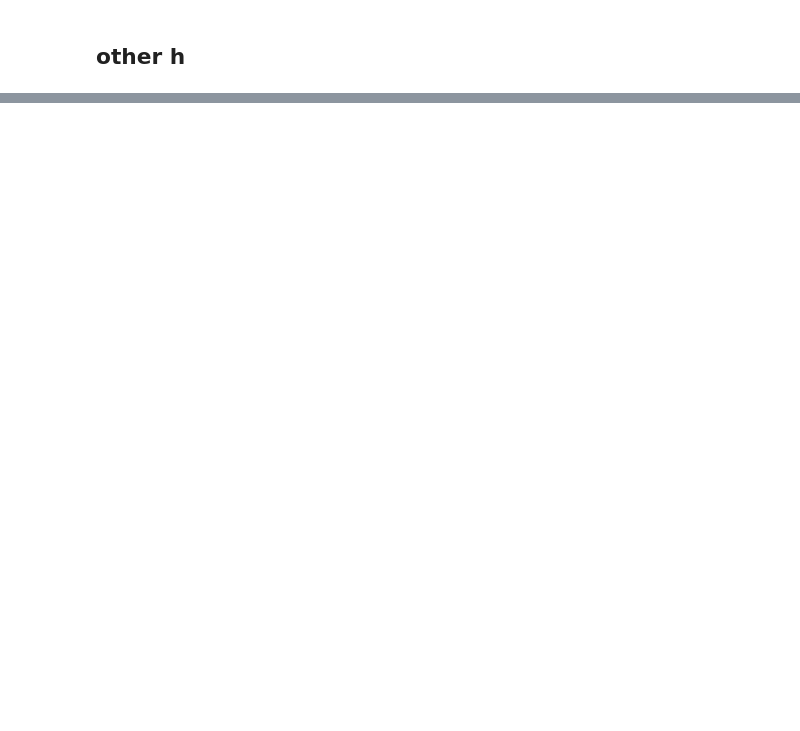
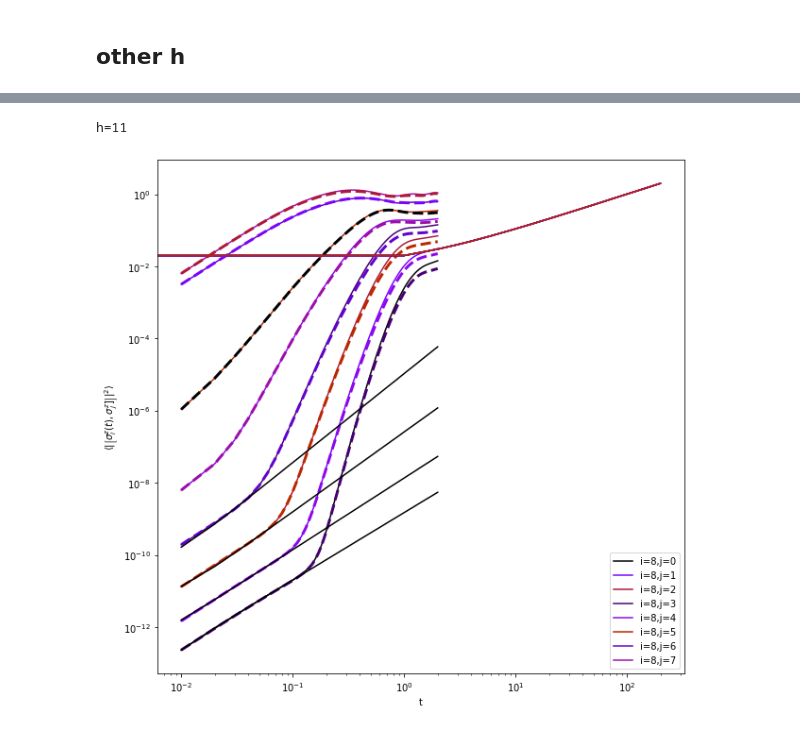
Before and after one commit to mkm2/WorkingFolder, a Jupyter notebook: notebooks/Analysis/Short_Time_Behaviour.ipynb, the cells around one changed output, grey strips where cells are left out. Saved outputs shown, nothing was run; the diff lists cells and outputs as text; code cells hidden in the pictures; blank space fills up the shorter version.

```diff
--- a/notebooks/Analysis/Short_Time_Behaviour.ipynb
+++ b/notebooks/Analysis/Short_Time_Behaviour.ipynb
@@ -205,0 +244,45 @@ h=0.5
+# %%
+jobids_a2 = []
+params_a2 = []
+data_a2 = []
+N = 17
+folders_a2 = [datapath/"h=0"]
+files_a2 = ["5644352_N17_FD.jld2","5644353_N17_FD.jld2"]
+for (i,file) in enumerate(files_a2):
+    with h5py.File(folders_a2[0]/file,"r") as f:
+        jobids_a2.append(f["jobid"][()].decode("UTF-8"))
+        data_a2.append(2-2*rearrange_data(f["data"][()]))
+        params_a2.append(f["params"][()])
+# %%
+idh = 10
+print("h={}".format(h[idh]))
+popt = []
+perr = []
+tmax = [10,9,7,5]
+for j in range(0,4):
+    poptj, pcovj = curve_fit(model,T[0:tmax[j]],res[idh][0:tmax[j],j])
+    popt.append(poptj)
+    perr.append(np.sqrt(np.diag(pcovj)))
+
+
+NUM_COLORS = N//2
+cm = plt.get_cmap('gnuplot')
+cNorm  = colors.Normalize(vmin=0, vmax=NUM_COLORS+5)
+scalarMap = mplcm.ScalarMappable(norm=cNorm, cmap=cm)
+fig = plt.figure(figsize=(10,10))
+ax = fig.add_subplot(111)
+ax.set_prop_cycle(color=[scalarMap.to_rgba(i) for i in range(NUM_COLORS)])
+for j in range(0,N//2):
+    ax.plot(T[1:],res[idh][1:,j],label="i={},j={}".format(N//2,j))
+    ax.plot(T[1:],res_NN[idh][1:,j],linestyle="--",linewidth=3)
+    if j < 4:
+        ax.loglog(T[1:],model(T[1:],*(popt[j])),color='black')
+    ax.loglog(T[1:])
+ax.legend(loc="lower right")
+ax.set_xlabel("t")
+ax.set_ylabel(r"$\langle\left|\left[\sigma_i^z(t),\sigma_j^z]\right]\right|^2\rangle$")
+#ax.set_ylim(1e-12,5)
+plt.show()
+# %% [output]
+h=11
+[figure, added]
```
Also changed, not shown: parts of 10 cells of this notebook, 4 other files.
